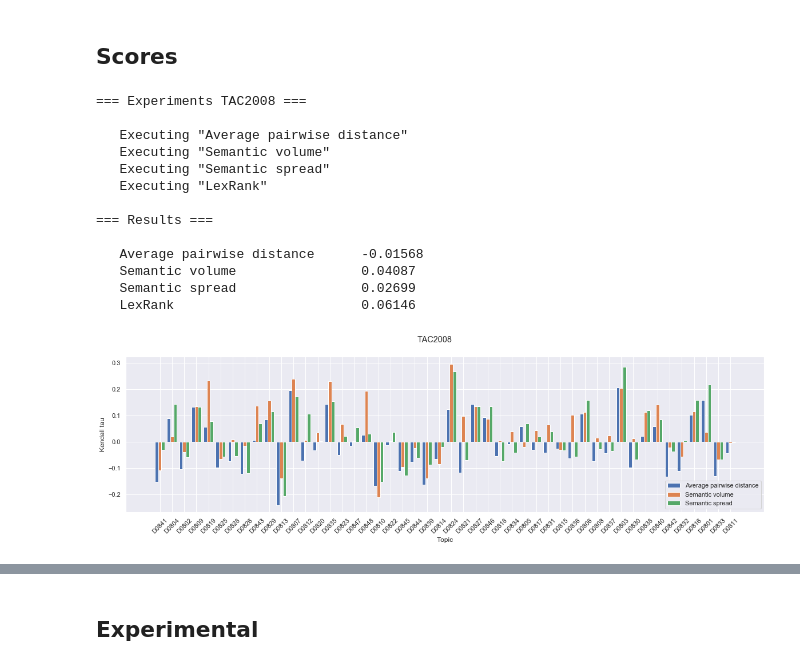
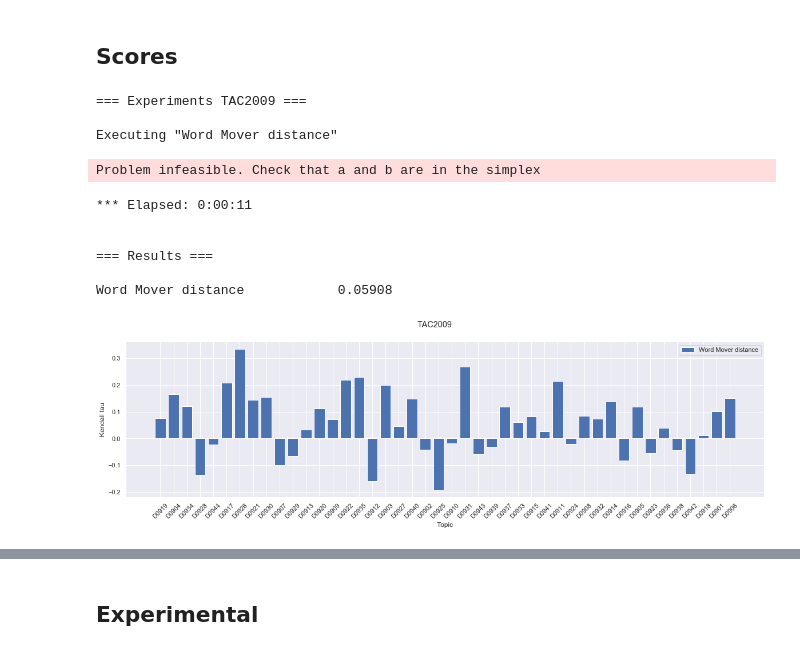
Before and after one commit to korunosk/geometry-of-text-summarization, a Jupyter notebook: main.ipynb, the cells around one changed output, grey strips where cells are left out. Saved outputs shown, nothing was run; the diff lists cells and outputs as text; code cells hidden in the pictures.

```diff
--- a/main.ipynb
+++ b/main.ipynb
@@ -36,2 +26,5 @@ from typing import Callable
+# %%
+DATASET = DATASETS[1]
+EMBEDDINGS_DIR = os.path.join(DATA_DIR, 'BERT')
 # %% [markdown]
 ## Experiments
@@ -73,4 +76,2 @@ def experiment_lex_rank(document_embs, summary_embs, indices, pyr_scores):
 # %% [markdown]
 ## Scores
-# %%
-DATASET = DATASETS[0]
@@ -80,55 +78,50 @@ tac         = load_data(DATA_DIR, DATASET, encoded=False)
 # %%
 scores = [
-    {
-        'label': 'Average pairwise distance',
-        'experiment': experiment_average_pairwise_distance
-    },
-    {
-        'label': 'Semantic volume',
-        'experiment': experiment_semantic_volume
-    },
-    {
-        'label': 'Semantic spread',
-        'experiment': experiment_semantic_spread
-    },
 #     {
-#         'label': 'Earth Mover distance',
-#         'experiment': experiment_earth_mover_distance
+#         'label': 'Average pairwise distance',
+#         'experiment': experiment_average_pairwise_distance
+#     },
+#     {
+#         'label': 'Semantic volume',
+#         'experiment': experiment_semantic_volume
+#     },
+#     {
+#         'label': 'Semantic spread',
+#         'experiment': experiment_semantic_spread
 #     },
     {
-        'label': 'LexRank',
-        'experiment': experiment_lex_rank
-    },
+        'label': 'Word Mover distance',
+        'experiment': experiment_word_mover_distance
+    }
 ]
 
 ptr = ''
 print(f'=== Experiments {DATASET} ===\n')
 for i,s in enumerate(scores):
-    print('   Executing "{}"'.format(s['label']))
-    scores[i]['values'] = execute_experiment(tac_encoded, s['experiment'])
-    ptr += '   {:30} {:.4}\n'.format(s['label'], np.mean(scores[i]['values']))
+    print('Executing "{}"'.format(s['label']))
+    start = time.time()
+    scores[i]['values'] = execute_experiment(os.path.join(EMBEDDINGS_DIR, DATASET), TOPICS[DATASET], s['experiment'])
+    print('*** Elapsed: {:}\n'.format(format_time(time.time() - start)))
+    ptr += '{:30} {:.4}\n'.format(s['label'], np.mean(scores[i]['values']))
     del s['experiment']
 print('\n=== Results ===\n')
 print(ptr)
 # %% [output]
-=== Experiments TAC2008 ===
+=== Experiments TAC2009 ===
 
-   Executing "Average pairwise distance"
-   Executing "Semantic volume"
-   Executing "Semantic spread"
-   Executing "LexRank"
-
-=== Results ===
-
-   Average pairwise distance      -0.01568
-   Semantic volume                0.04087
-   Semantic spread                0.02699
-   LexRank                        0.06146
+Executing "Word Mover distance"
+Problem infeasible. Check that a and b are in the simplex
+*** Elapsed: 0:00:11
+
+
+=== Results ===
+
+Word Mover distance            0.05908
 # %%
 fig = plt.figure(figsize=(20,5))
 fig.suptitle(DATASET)
 ax = fig.add_subplot(1,1,1)
-plot_corr_coeff(ax, TOPICS[DATASET], scores[:-1])
+plot_corr_coeff(ax, TOPICS[DATASET], scores)
 plt.show()
 # %% [output]
-[figure, old version]
+[figure, new version]
```
Also changed, not shown: parts of 32 cells of this notebook.
